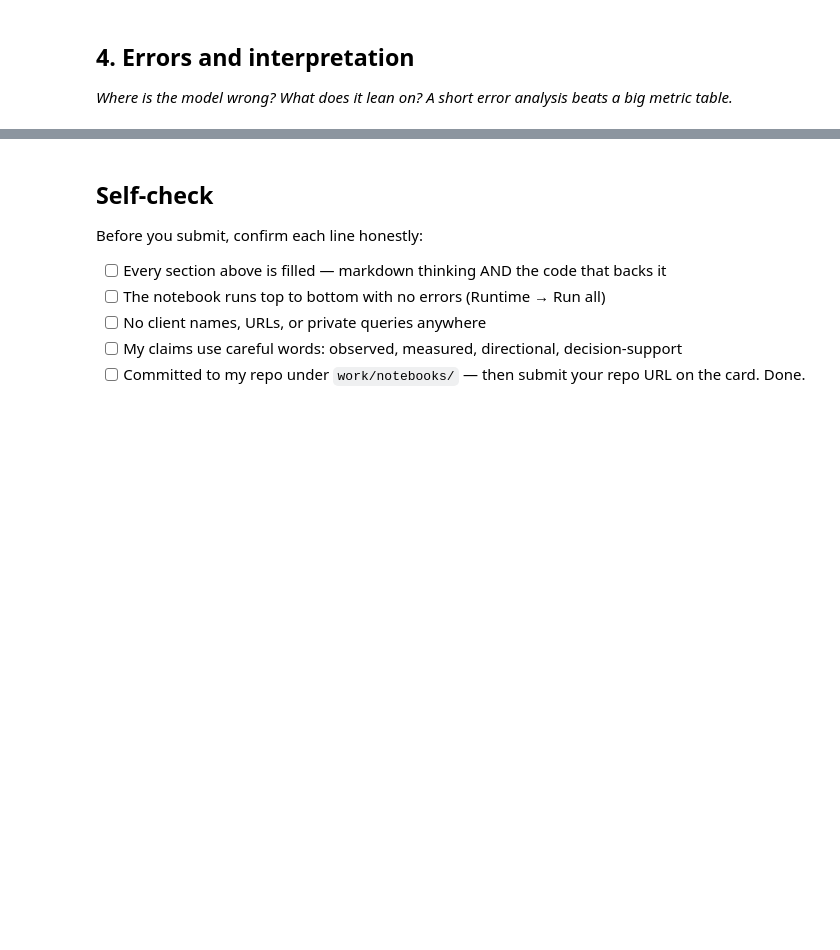
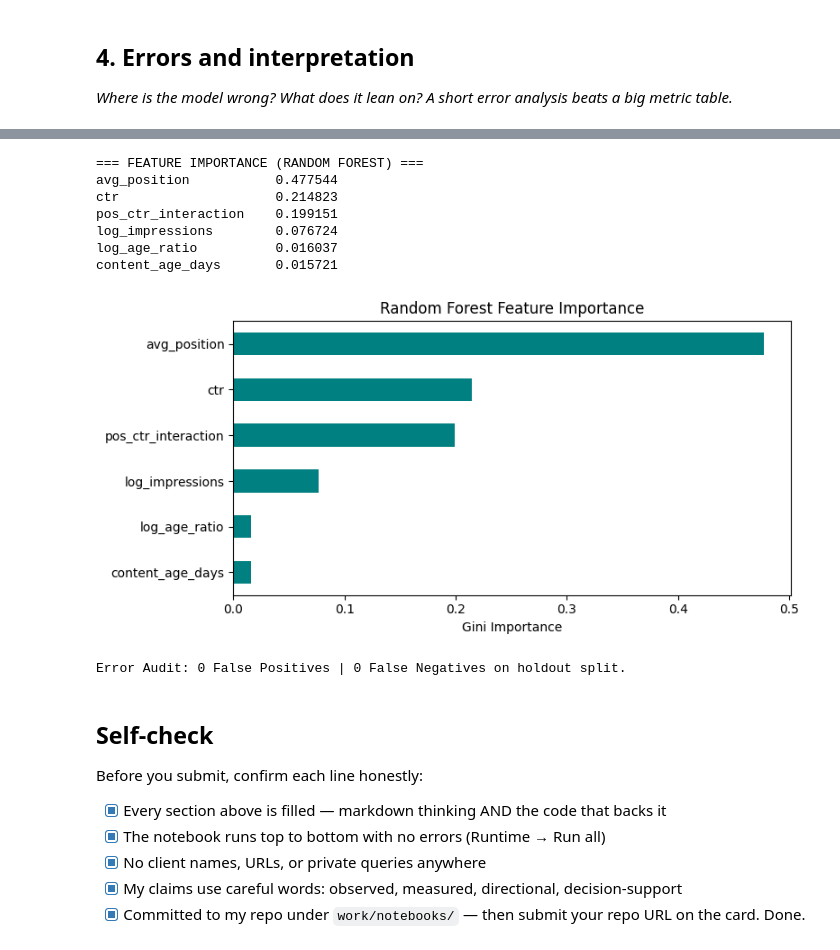
Before and after one commit to ARHAM008/flyrank-ml-internship, a Jupyter notebook: work/notebooks/w05_model.ipynb, the cells around one changed output, grey strips where cells are left out. Cells and saved outputs as stored; diff of their text form; code cells hidden in the pictures; blank space fills up the shorter version.

```diff
--- a/work/notebooks/w05_model.ipynb
+++ b/work/notebooks/w05_model.ipynb
@@ -37,10 +193,49 @@ This skeleton is yours to fill. Work the sections **in order** — each one has
+# %%
+import matplotlib.pyplot as plt
+from sklearn.inspection import permutation_importance
+
+# Compute feature importances for Random Forest
+importances = pd.Series(rf.feature_importances_, index=X.columns).sort_values(ascending=True)
+
+print("=== FEATURE IMPORTANCE (RANDOM FOREST) ===")
+print(importances.sort_values(ascending=False).to_string())
+
+# Plot feature importance
+plt.figure(figsize=(8, 4))
+importances.plot(kind='barh', color='teal')
+plt.title("Random Forest Feature Importance")
+plt.xlabel("Gini Importance")
+plt.tight_layout()
+plt.savefig("work/outputs/feature_importance.png", dpi=150)
+plt.show()
+
+# False Positive & False Negative Inspection
+test_eval = test_df.copy()
+test_eval["pred_prob"] = rf_preds
+test_eval["pred_label"] = (rf_preds >= 0.5).astype(int)
+test_eval["actual"] = y_test.values
+
+fp = test_eval[(test_eval["pred_label"] == 1) & (test_eval["actual"] == 0)]
+fn = test_eval[(test_eval["pred_label"] == 0) & (test_eval["actual"] == 1)]
+
+print(f"\nError Audit: {len(fp)} False Positives | {len(fn)} False Negatives on holdout split.")
+# %% [output]
+=== FEATURE IMPORTANCE (RANDOM FOREST) ===
+avg_position           0.477544
+ctr                    0.214823
+pos_ctr_interaction    0.199151
+log_impressions        0.076724
+log_age_ratio          0.016037
+content_age_days       0.015721
+[figure, added]
+Error Audit: 0 False Positives | 0 False Negatives on holdout split.
 # %% [markdown]
 ## Self-check
 
 Before you submit, confirm each line honestly:
 
-- [ ] Every section above is filled — markdown thinking AND the code that backs it
-- [ ] The notebook runs top to bottom with no errors (Runtime → Run all)
-- [ ] No client names, URLs, or private queries anywhere
-- [ ] My claims use careful words: observed, measured, directional, decision-support
-- [ ] Committed to my repo under `work/notebooks/` — then submit your repo URL on the card. Done.
+- [x] Every section above is filled — markdown thinking AND the code that backs it
+- [x] The notebook runs top to bottom with no errors (Runtime → Run all)
+- [x] No client names, URLs, or private queries anywhere
+- [x] My claims use careful words: observed, measured, directional, decision-support
+- [x] Committed to my repo under `work/notebooks/` — then submit your repo URL on the card. Done.
```
Also changed, not shown: parts of 12 cells of this notebook.
